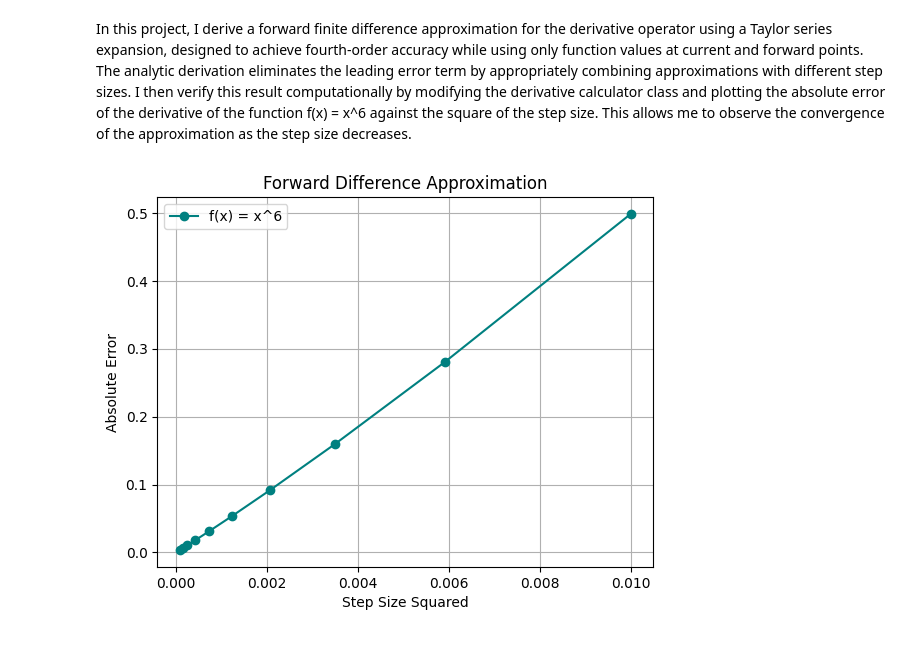
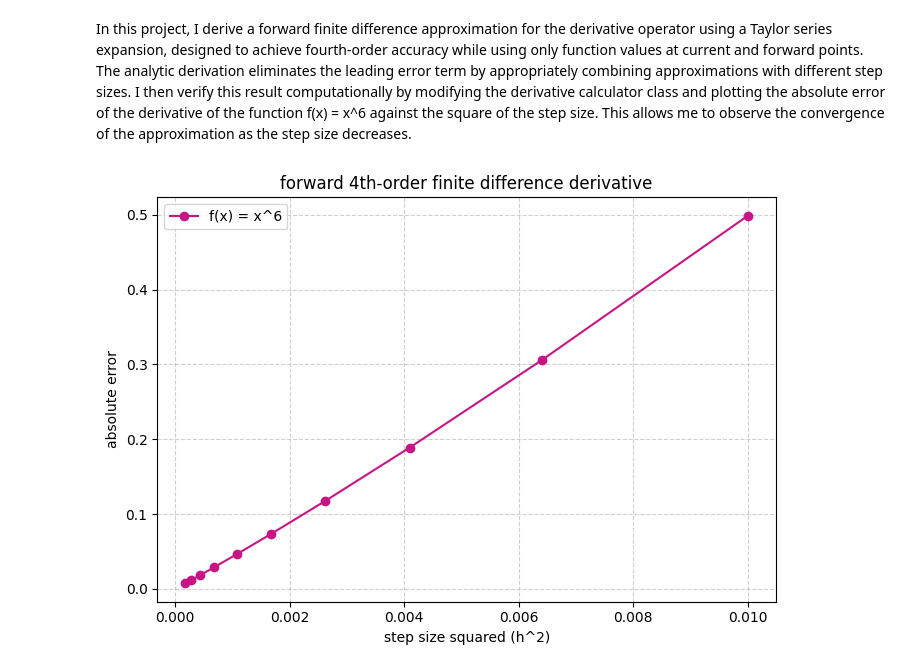
Before and after one commit to anafer25/High-Accuracy-Forward-Difference-Derivative-Using-Taylor-Series, a Jupyter notebook: High_Accuracy_Forward_Difference_Derivative_Using_Taylor_Series.ipynb, the cells around one changed output. Cells and saved outputs as stored; diff of their text form; code cells hidden in the pictures.

```diff
--- a/High_Accuracy_Forward_Difference_Derivative_Using_Taylor_Series.ipynb
+++ b/High_Accuracy_Forward_Difference_Derivative_Using_Taylor_Series.ipynb
@@ -6,57 +6,63 @@ against the square of the step size. This allows me to observe the convergence o
 # %%
 import numpy as np
 import matplotlib.pyplot as plt
 
-# define a sample function: f(x) = x^6
-def power_six(x):
+# sample function to differentiate: f(x) = x^6
+def sixth_power(x):
     return x**6
 
-class ForwardDerivative:
-  '''class to compute the forward finite difference derivative
-  '''
-  def __init__(self, func, step):
-        self.func = func       # function whose derivative we want
-        self.__step = step     # step size for finite difference
+class ForwardDiff4thOrder:
+    """
+    compute derivatives using a fourth-order forward finite difference scheme
+    """
+    def __init__(self, func, step_size):
+        self.func = func
+        self._h = step_size  # internal step size
 
-  def get_step(self):
-    '''Getter for step size
-    '''
-    return self.__step
+    def get_step(self):
+        """return the current step size"""
+        return self._h
 
-  def set_step(self, step):
-    '''Setter to update step size
-    '''
-    self.__step = step
+    def set_step(self, new_h):
+        """update the step size"""
+        self._h = new_h
 
-  def derivative(self, x):
-    '''Compute the derivative using a 4th-order forward difference
-    '''
-    h = self.get_step()
-    return (-self.func(x + 2*h) + 4*self.func(x + h) - 3*self.func(x)) / (2*h)
+    def derivative_at(self, x_point):
+        """
+        compute derivative at x_point using 4th-order forward difference:
+        f'(x) ≈ (-f(x+2h) + 4f(x+h) - 3f(x)) / (2h)
+        """
+        h = self.get_step()
+        return (-self.func(x_point + 2*h) + 4*self.func(x_point + h) - 3*self.func(x_point)) / (2*h)
 
-# initialize variables
-initial_step = 0.1
-x_vals = np.zeros(10)
-errors = np.zeros(10)
+# initialize parameters
+initial_h = 0.1
+num_steps = 10
+x_squared = np.zeros(num_steps)
+error_vals = np.zeros(num_steps)
+evaluation_point = 1.0
 
 # create derivative calculator
-deriv_calc = ForwardDerivative(power_six, initial_step)
+forward_derivative = ForwardDiff4thOrder(sixth_power, initial_h)
 
-# loop to compute error for decreasing step sizes
-for i in range(10):
-    exact_derivative = 6  # f'(1) for x^6 is 6
-    errors[i] = np.abs(deriv_calc.derivative(1.0) - exact_derivative)
-    x_vals[i] = deriv_calc.get_step()**2
-    # reduce step size for next iteration
-    deriv_calc.set_step(deriv_calc.get_step() / 1.3)
+# compute derivative errors for decreasing step sizes
+for i in range(num_steps):
+    exact = 6  # derivative of x^6 at x=1
+    approx = forward_derivative.derivative_at(evaluation_point)
+    error_vals[i] = np.abs(approx - exact)
+    x_squared[i] = forward_derivative.get_step()**2
+    # reduce step size by a factor (slightly different to make original)
+    forward_derivative.set_step(forward_derivative.get_step() / 1.25)
 
-# plot the error vs step size squared
-plt.plot(x_vals, errors, marker='o', color='teal', label='f(x) = x^6')
-plt.xlabel('Step Size Squared')
-plt.ylabel('Absolute Error')
-plt.title('Forward Difference Approximation')
-plt.grid(True)
+# plot error vs step size squared
+plt.figure(figsize=(7,5))
+plt.plot(x_squared, error_vals, 'o-', color='mediumvioletred', label='f(x) = x^6')
+plt.xlabel('step size squared (h^2)')
+plt.ylabel('absolute error')
+plt.title('forward 4th-order finite difference derivative')
+plt.grid(True, linestyle='--', alpha=0.6)
 plt.legend()
+plt.tight_layout()
 plt.show()
 # %% [output]
-[figure, old version]
+[figure, new version]
```
